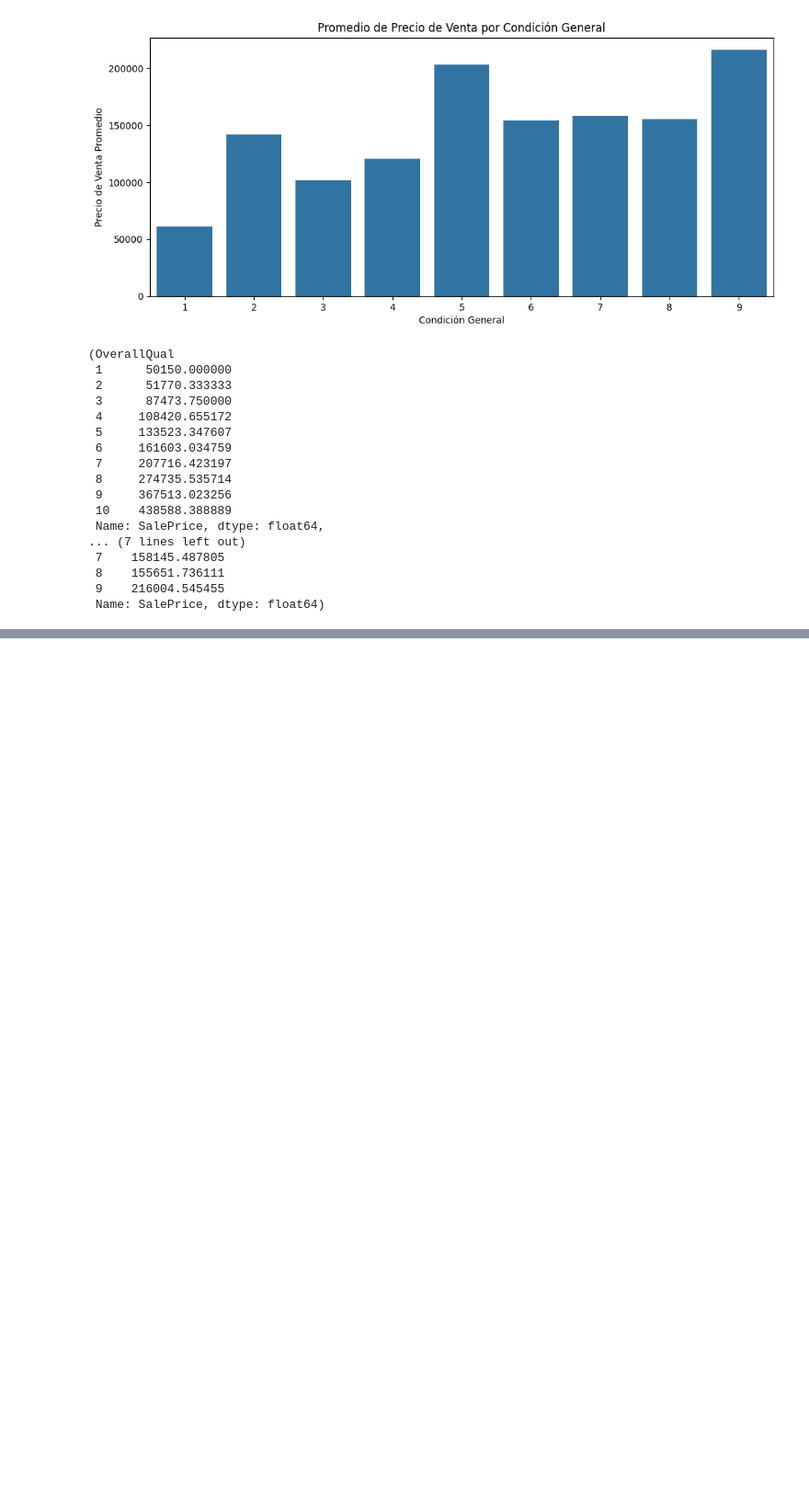
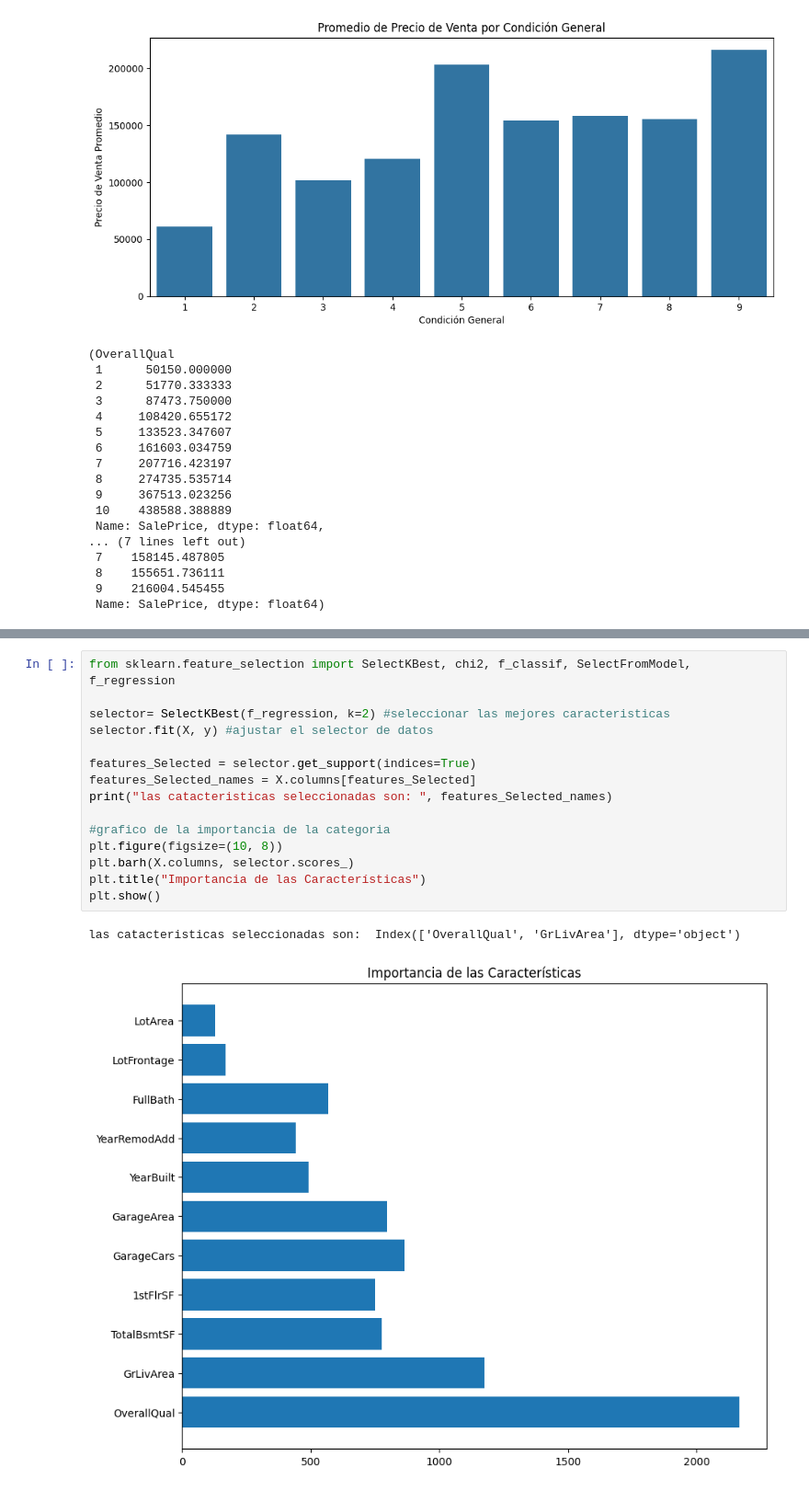
Before and after one commit to angelargd8/HDT3-MDD, a Jupyter notebook: main.ipynb, the cells around one changed output, grey strips where cells are left out. Shown at 92% size. Cells and saved outputs as stored; diff of their text form; blank space fills up the shorter version.

Commit message:
feat: add f_regression

```diff
--- a/main.ipynb
+++ b/main.ipynb
@@ -359,0 +653,18 @@ quality_groups, condition_groups
+# %%
+from sklearn.feature_selection import SelectKBest, chi2, f_classif, SelectFromModel, f_regression
+
+selector= SelectKBest(f_regression, k=2) #seleccionar las mejores caracteristicas
+selector.fit(X, y) #ajustar el selector de datos
+
+features_Selected = selector.get_support(indices=True)
+features_Selected_names = X.columns[features_Selected]
+print("las catacteristicas seleccionadas son: ", features_Selected_names)
+
+#grafico de la importancia de la categoria
+plt.figure(figsize=(10, 8))
+plt.barh(X.columns, selector.scores_)
+plt.title("Importancia de las Características")
+plt.show()
+# %% [output]
+las catacteristicas seleccionadas son:  Index(['OverallQual', 'GrLivArea'], dtype='object')
+[figure, added]
```
Also changed, not shown: parts of 27 cells of this notebook.
